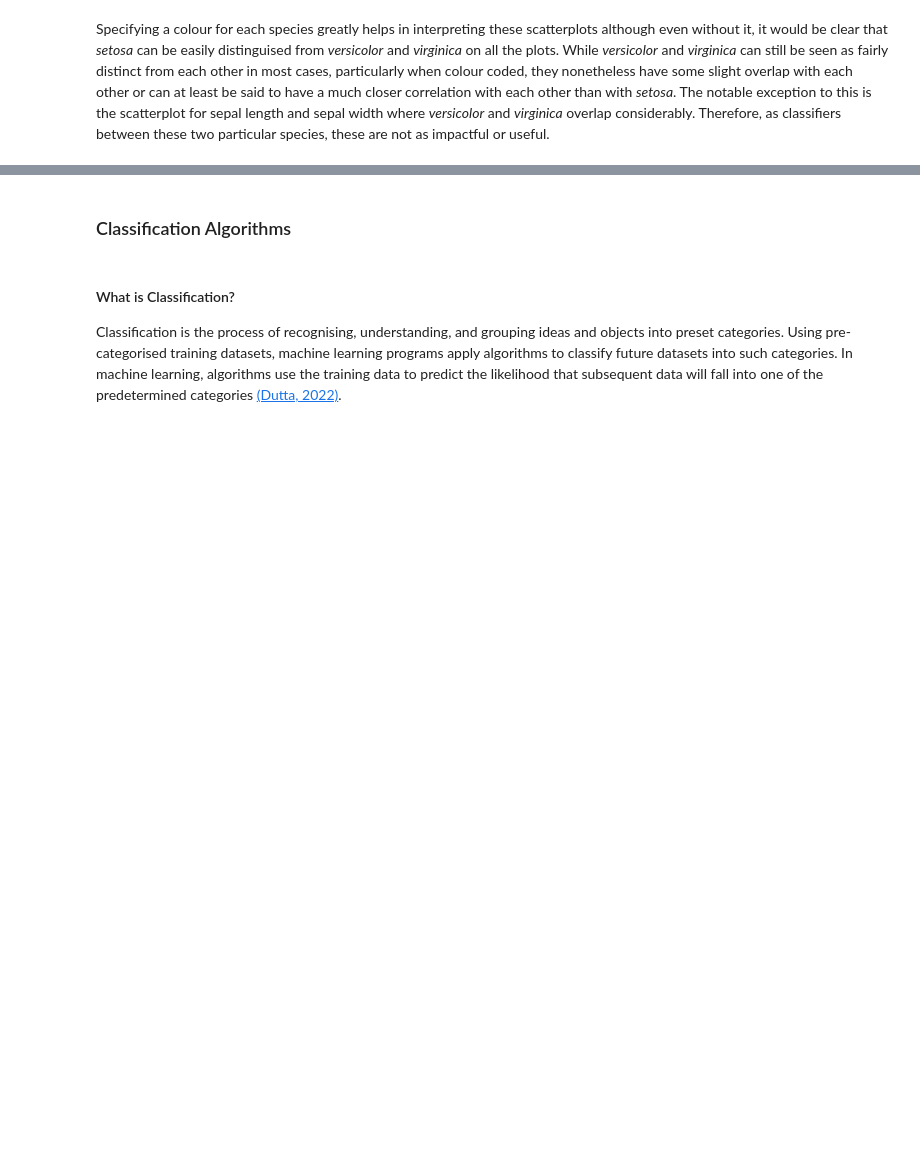
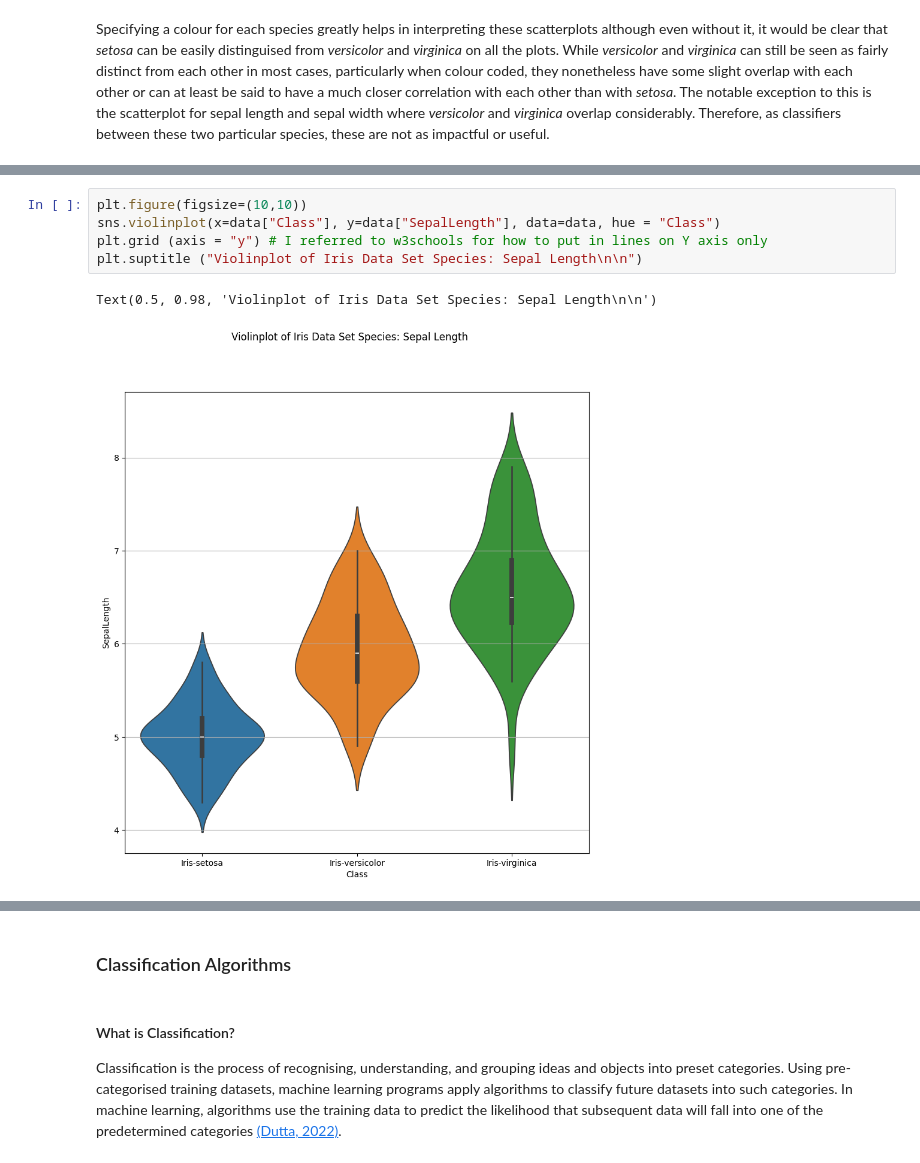
Before and after one commit to Scunnies/machine-learning-and-statistics, a Jupyter notebook: Project/Exploring Classification Algorithms with the Iris Dataset.ipynb, the cells around one changed output, grey strips where cells are left out. Drawn from its saved outputs; the diff is of its cells as text; blank space fills up the shorter version.

```diff
--- a/Project/Exploring Classification Algorithms with the Iris Dataset.ipynb
+++ b/Project/Exploring Classification Algorithms with the Iris Dataset.ipynb
@@ -156,0 +162,8 @@ Specifying a colour for each species greatly helps in interpreting these scatter
+# %%
+plt.figure(figsize=(10,10))
+sns.violinplot(x=data["Class"], y=data["SepalLength"], data=data, hue = "Class")
+plt.grid (axis = "y") # I referred to w3schools for how to put in lines on Y axis only
+plt.suptitle ("Violinplot of Iris Data Set Species: Sepal Length\n\n")
+# %% [output]
+Text(0.5, 0.98, 'Violinplot of Iris Data Set Species: Sepal Length\n\n')
+[figure, added]
```
Also changed, not shown: parts of 7 cells of this notebook.
